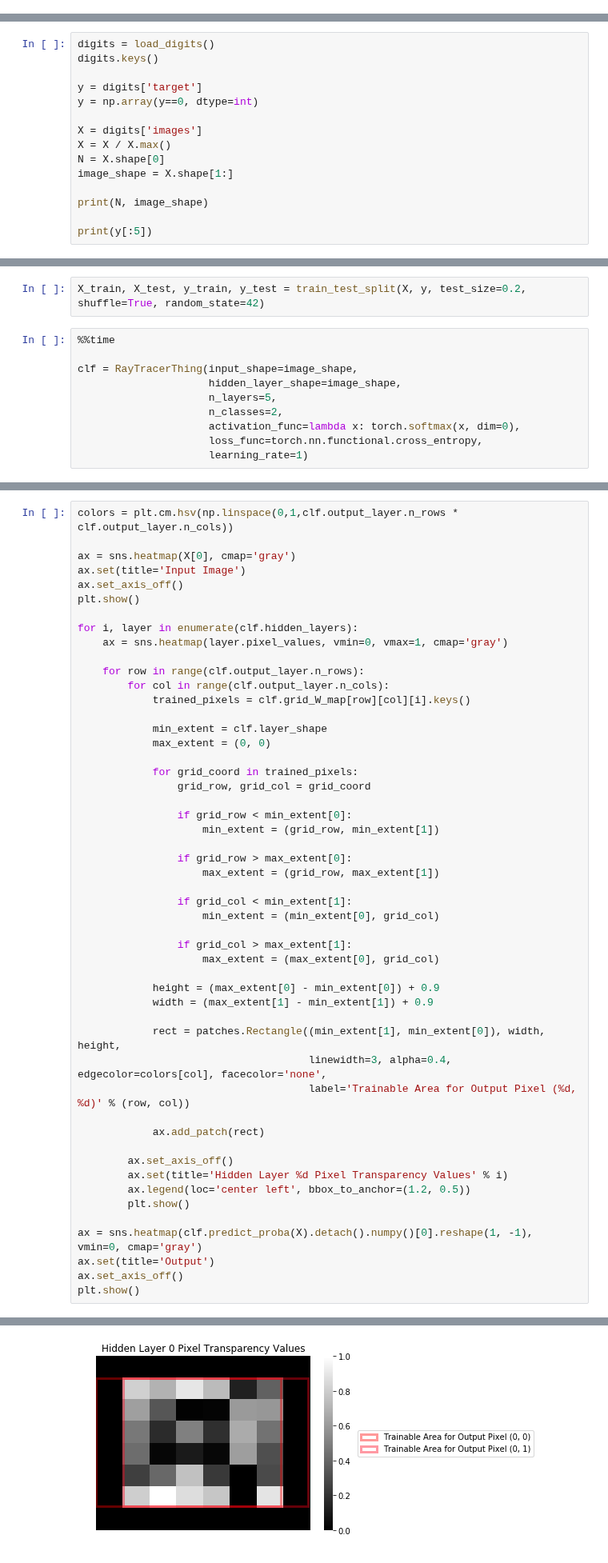
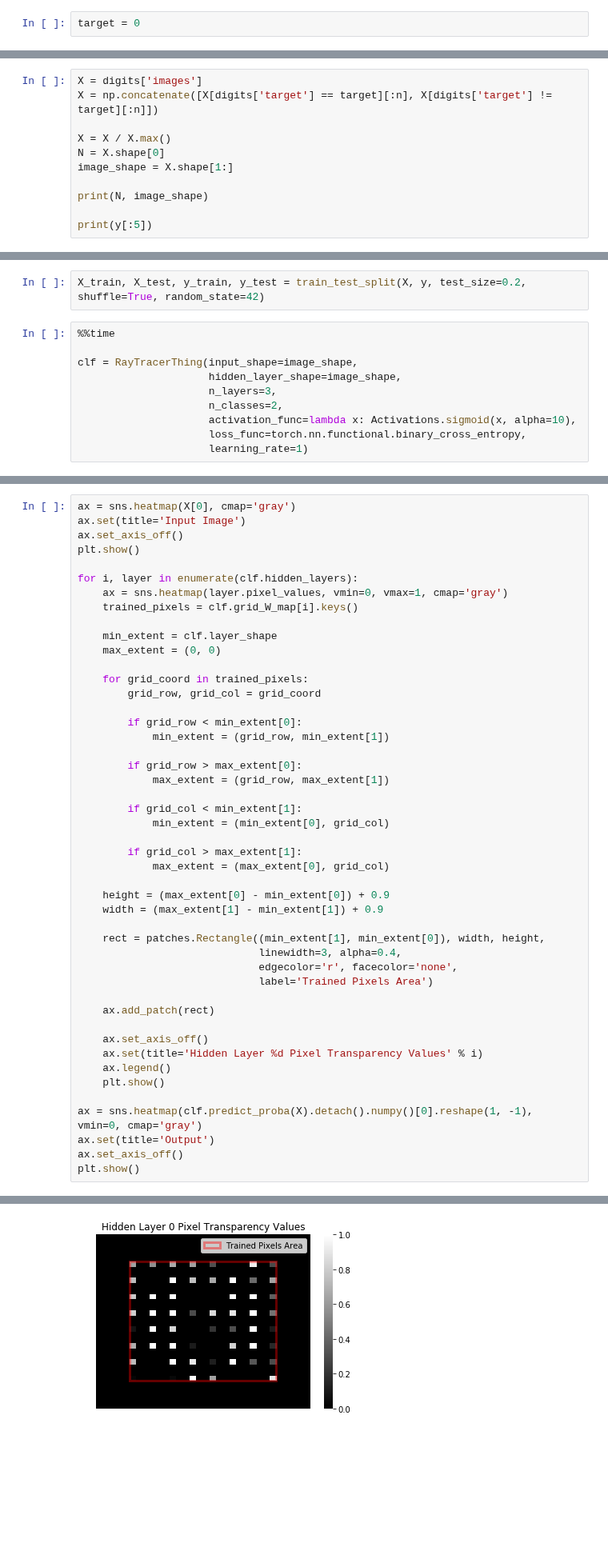
Before and after one commit to AnthonyDickson/summer-bursary-2018, a Jupyter notebook: Experiments-One_Versus_All.ipynb, the cells around one changed output, grey strips where cells are left out. Shown at 80% size. Saved outputs shown, nothing was run; the diff lists cells and outputs as text; blank space fills up the shorter version.

```diff
--- a/Experiments-One_Versus_All.ipynb
+++ b/Experiments-One_Versus_All.ipynb
@@ -10,3 +10,5 @@ import torch
 from raytracerthing import RayTracerThing, Activations
 
 np.random.seed(42)
+# %%
+target = 0
@@ -13,11 +46,7 @@ np.random.seed(42)
 # %%
-digits = load_digits()
-digits.keys()
+X = digits['images']
+X = np.concatenate([X[digits['target'] == target][:n], X[digits['target'] != target][:n]])
 
-y = digits['target']
-y = np.array(y==0, dtype=int)
-
-X = digits['images']
 X = X / X.max()
 N = X.shape[0]
 image_shape = X.shape[1:]
@@ -39,9 +68,9 @@ X_train, X_test, y_train, y_test = train_test_split(X, y, test_size=0.2, shuffle
 
 clf = RayTracerThing(input_shape=image_shape,
                      hidden_layer_shape=image_shape,
-                     n_layers=5,
+                     n_layers=3,
                      n_classes=2,
-                     activation_func=lambda x: torch.softmax(x, dim=0),
-                     loss_func=torch.nn.functional.cross_entropy,
+                     activation_func=lambda x: Activations.sigmoid(x, alpha=10),
+                     loss_func=torch.nn.functional.binary_cross_entropy,
                      learning_rate=1)
 # %% [output]
@@ -124,54 +153,50 @@ plt.show()
 # %%
-colors = plt.cm.hsv(np.linspace(0,1,clf.output_layer.n_rows * clf.output_layer.n_cols))
-
 ax = sns.heatmap(X[0], cmap='gray')
 ax.set(title='Input Image')
 ax.set_axis_off()
 plt.show()
 
 for i, layer in enumerate(clf.hidden_layers):
     ax = sns.heatmap(layer.pixel_values, vmin=0, vmax=1, cmap='gray')
+    trained_pixels = clf.grid_W_map[i].keys()
 
-    for row in range(clf.output_layer.n_rows):
-        for col in range(clf.output_layer.n_cols):
-            trained_pixels = clf.grid_W_map[row][col][i].keys()
+    min_extent = clf.layer_shape
+    max_extent = (0, 0)
 
-            min_extent = clf.layer_shape
-            max_extent = (0, 0)
+    for grid_coord in trained_pixels:
+        grid_row, grid_col = grid_coord
 
-            for grid_coord in trained_pixels:
-                grid_row, grid_col = grid_coord
+        if grid_row < min_extent[0]:
+            min_extent = (grid_row, min_extent[1])
 
-                if grid_row < min_extent[0]:
-                    min_extent = (grid_row, min_extent[1])
+        if grid_row > max_extent[0]:
+            max_extent = (grid_row, max_extent[1])
 
-                if grid_row > max_extent[0]:
-                    max_extent = (grid_row, max_extent[1])
+        if grid_col < min_extent[1]:
+            min_extent = (min_extent[0], grid_col)
 
-                if grid_col < min_extent[1]:
-                    min_extent = (min_extent[0], grid_col)
+        if grid_col > max_extent[1]:
+            max_extent = (max_extent[0], grid_col)
 
-                if grid_col > max_extent[1]:
-                    max_extent = (max_extent[0], grid_col)
+    height = (max_extent[0] - min_extent[0]) + 0.9
+    width = (max_extent[1] - min_extent[1]) + 0.9
 
-            height = (max_extent[0] - min_extent[0]) + 0.9
-            width = (max_extent[1] - min_extent[1]) + 0.9
+    rect = patches.Rectangle((min_extent[1], min_extent[0]), width, height,
+                             linewidth=3, alpha=0.4,
+                             edgecolor='r', facecolor='none',
+                             label='Trained Pixels Area')
 
-            rect = patches.Rectangle((min_extent[1], min_extent[0]), width, height,
-                                     linewidth=3, alpha=0.4, edgecolor=colors[col], facecolor='none',
-                                     label='Trainable Area for Output Pixel (%d, %d)' % (row, col))
+    ax.add_patch(rect)
 
-            ax.add_patch(rect)
-
-        ax.set_axis_off()
-        ax.set(title='Hidden Layer %d Pixel Transparency Values' % i)
-        ax.legend(loc='center left', bbox_to_anchor=(1.2, 0.5))
-        plt.show()
+    ax.set_axis_off()
+    ax.set(title='Hidden Layer %d Pixel Transparency Values' % i)
+    ax.legend()
+    plt.show()
 
 ax = sns.heatmap(clf.predict_proba(X).detach().numpy()[0].reshape(1, -1), vmin=0, cmap='gray')
 ax.set(title='Output')
 ax.set_axis_off()
 plt.show()
 # %% [output]
 [figure]
-[figure, old version]
+[figure, new version]
```
Also changed, not shown: parts of 10 cells of this notebook, 2 other files.
